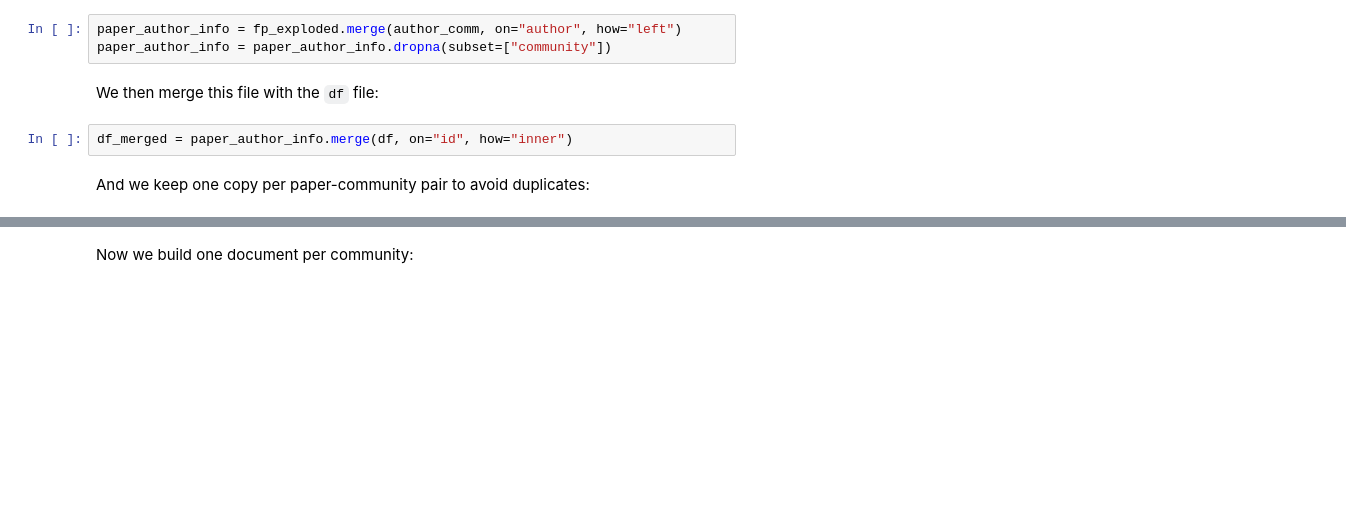
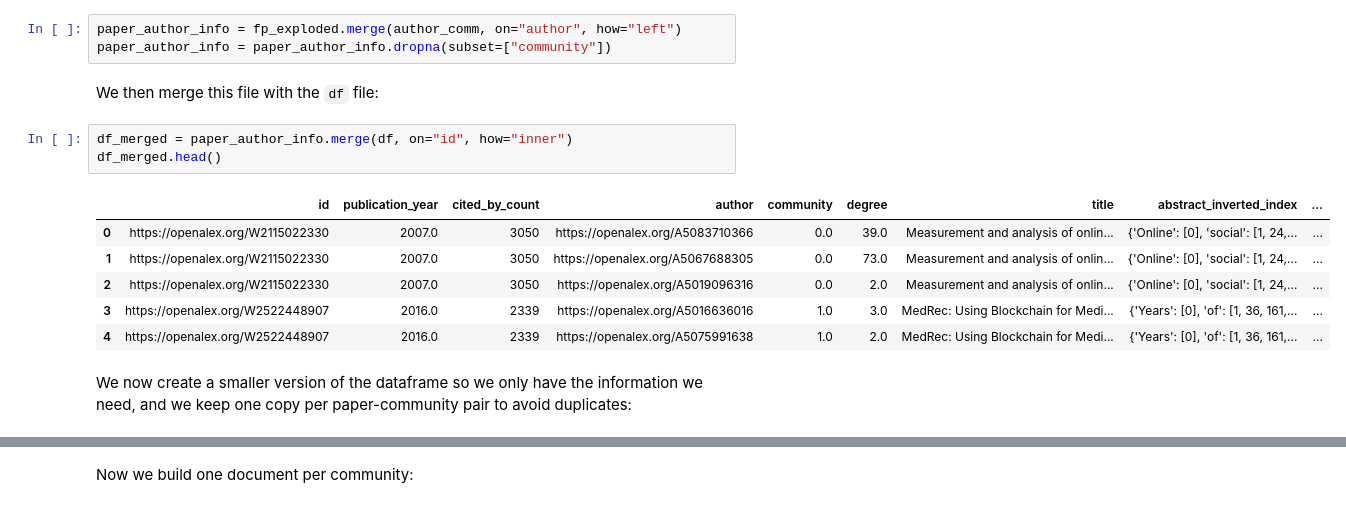
Before and after one commit to Stampe04/CSS_Assignment2, a Jupyter notebook: Assignment2.ipynb, the cells around one changed output, grey strips where cells are left out. Cells and saved outputs as stored; diff of their text form; blank space fills up the shorter version.

````diff
--- a/Assignment2.ipynb
+++ b/Assignment2.ipynb
@@ -479,8 +479,16 @@ paper_author_info = paper_author_info.dropna(subset=["community"])
 We then merge this file with the ```df``` file:
 # %%
 df_merged = paper_author_info.merge(df, on="id", how="inner")
+df_merged.head()
+# %% [output]
+|  | id | publication_year | cited_by_count | author | community | degree | title | abstract_inverted_index | ... |
+| 0 | https://openalex.org/W2115022330 | 2007.0 | 3050 | https://openalex.org/A5083710366 | 0.0 | 39.0 | Measurement and analysis of onlin... | {'Online': [0], 'social': [1, 24,... | ... |
+| 1 | https://openalex.org/W2115022330 | 2007.0 | 3050 | https://openalex.org/A5067688305 | 0.0 | 73.0 | Measurement and analysis of onlin... | {'Online': [0], 'social': [1, 24,... | ... |
+| 2 | https://openalex.org/W2115022330 | 2007.0 | 3050 | https://openalex.org/A5019096316 | 0.0 | 2.0 | Measurement and analysis of onlin... | {'Online': [0], 'social': [1, 24,... | ... |
+| 3 | https://openalex.org/W2522448907 | 2016.0 | 2339 | https://openalex.org/A5016636016 | 1.0 | 3.0 | MedRec: Using Blockchain for Medi... | {'Years': [0], 'of': [1, 36, 161,... | ... |
+| 4 | https://openalex.org/W2522448907 | 2016.0 | 2339 | https://openalex.org/A5075991638 | 1.0 | 2.0 | MedRec: Using Blockchain for Medi... | {'Years': [0], 'of': [1, 36, 161,... | ... |
 # %% [markdown]
-And we keep one copy per paper-community pair to avoid duplicates:
+We now create a smaller version of the dataframe so we only have the information we need, and we keep one copy per paper-community pair to avoid duplicates:
 # %%
 df_small = df_merged[["id", "community", "tokens_collocations"]].copy()
 df_small = df_small.drop_duplicates(subset=["id", "community"])
````
Also changed, not shown: parts of 26 cells of this notebook.
